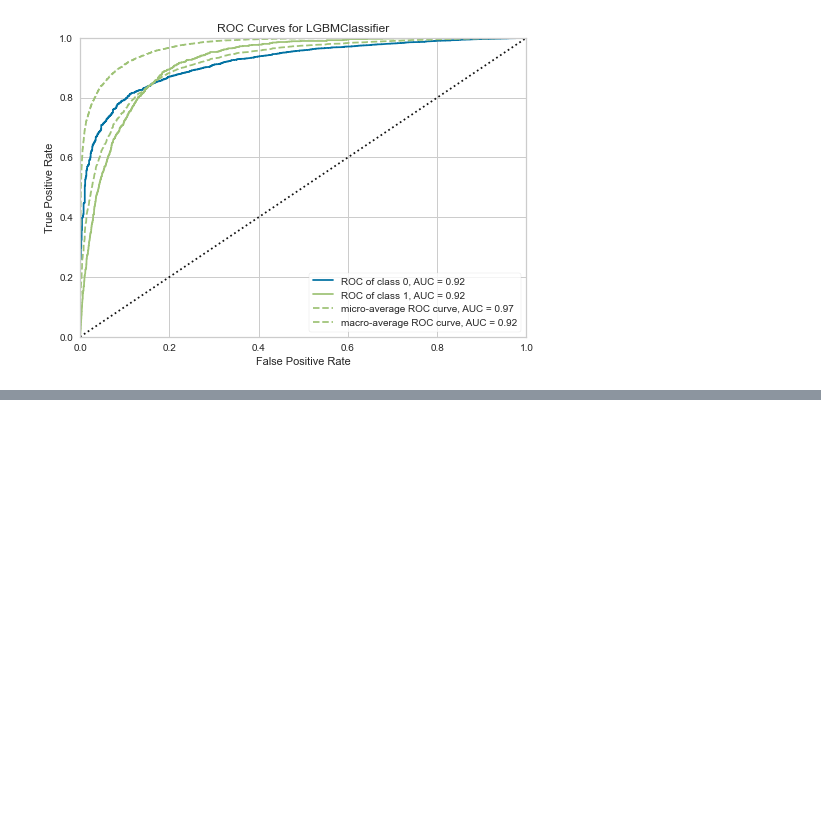
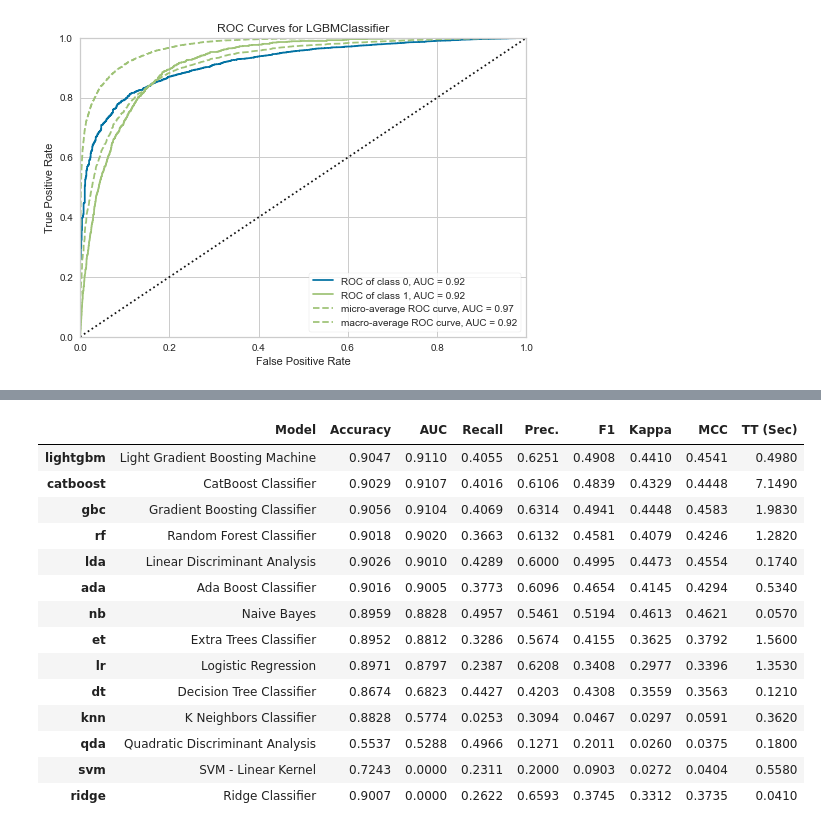
Before and after one commit to MMA22W-Islington/Study, a Jupyter notebook: 823_Financial_Analytics/823_Project_Model_pycaret_tune.ipynb, the cells around one changed output, grey strips where cells are left out. Drawn from its saved outputs; the diff is of its cells as text; code cells hidden in the pictures; blank space fills up the shorter version.

```diff
--- a/823_Financial_Analytics/823_Project_Model_pycaret_tune.ipynb
+++ b/823_Financial_Analytics/823_Project_Model_pycaret_tune.ipynb
@@ -145,0 +183,18 @@ get_logs()
+# %%
+top5 = compare_models(n_select = 5, sort = 'AUC')
+# %% [output]
+|  | Model | Accuracy | AUC | Recall | Prec. | F1 | Kappa | MCC | TT (Sec) |
+| lightgbm | Light Gradient Boosting Machine | 0.9047 | 0.9110 | 0.4055 | 0.6251 | 0.4908 | 0.4410 | 0.4541 | 0.4980 |
+| catboost | CatBoost Classifier | 0.9029 | 0.9107 | 0.4016 | 0.6106 | 0.4839 | 0.4329 | 0.4448 | 7.1490 |
+| gbc | Gradient Boosting Classifier | 0.9056 | 0.9104 | 0.4069 | 0.6314 | 0.4941 | 0.4448 | 0.4583 | 1.9830 |
+| rf | Random Forest Classifier | 0.9018 | 0.9020 | 0.3663 | 0.6132 | 0.4581 | 0.4079 | 0.4246 | 1.2820 |
+| lda | Linear Discriminant Analysis | 0.9026 | 0.9010 | 0.4289 | 0.6000 | 0.4995 | 0.4473 | 0.4554 | 0.1740 |
+| ada | Ada Boost Classifier | 0.9016 | 0.9005 | 0.3773 | 0.6096 | 0.4654 | 0.4145 | 0.4294 | 0.5340 |
+| nb | Naive Bayes | 0.8959 | 0.8828 | 0.4957 | 0.5461 | 0.5194 | 0.4613 | 0.4621 | 0.0570 |
+| et | Extra Trees Classifier | 0.8952 | 0.8812 | 0.3286 | 0.5674 | 0.4155 | 0.3625 | 0.3792 | 1.5600 |
+| lr | Logistic Regression | 0.8971 | 0.8797 | 0.2387 | 0.6208 | 0.3408 | 0.2977 | 0.3396 | 1.3530 |
+| dt | Decision Tree Classifier | 0.8674 | 0.6823 | 0.4427 | 0.4203 | 0.4308 | 0.3559 | 0.3563 | 0.1210 |
+| knn | K Neighbors Classifier | 0.8828 | 0.5774 | 0.0253 | 0.3094 | 0.0467 | 0.0297 | 0.0591 | 0.3620 |
+| qda | Quadratic Discriminant Analysis | 0.5537 | 0.5288 | 0.4966 | 0.1271 | 0.2011 | 0.0260 | 0.0375 | 0.1800 |
+| svm | SVM - Linear Kernel | 0.7243 | 0.0000 | 0.2311 | 0.2000 | 0.0903 | 0.0272 | 0.0404 | 0.5580 |
+| ridge | Ridge Classifier | 0.9007 | 0.0000 | 0.2622 | 0.6593 | 0.3745 | 0.3312 | 0.3735 | 0.0410 |
```
Also changed, not shown: parts of 13 cells of this notebook, 7 other files.
